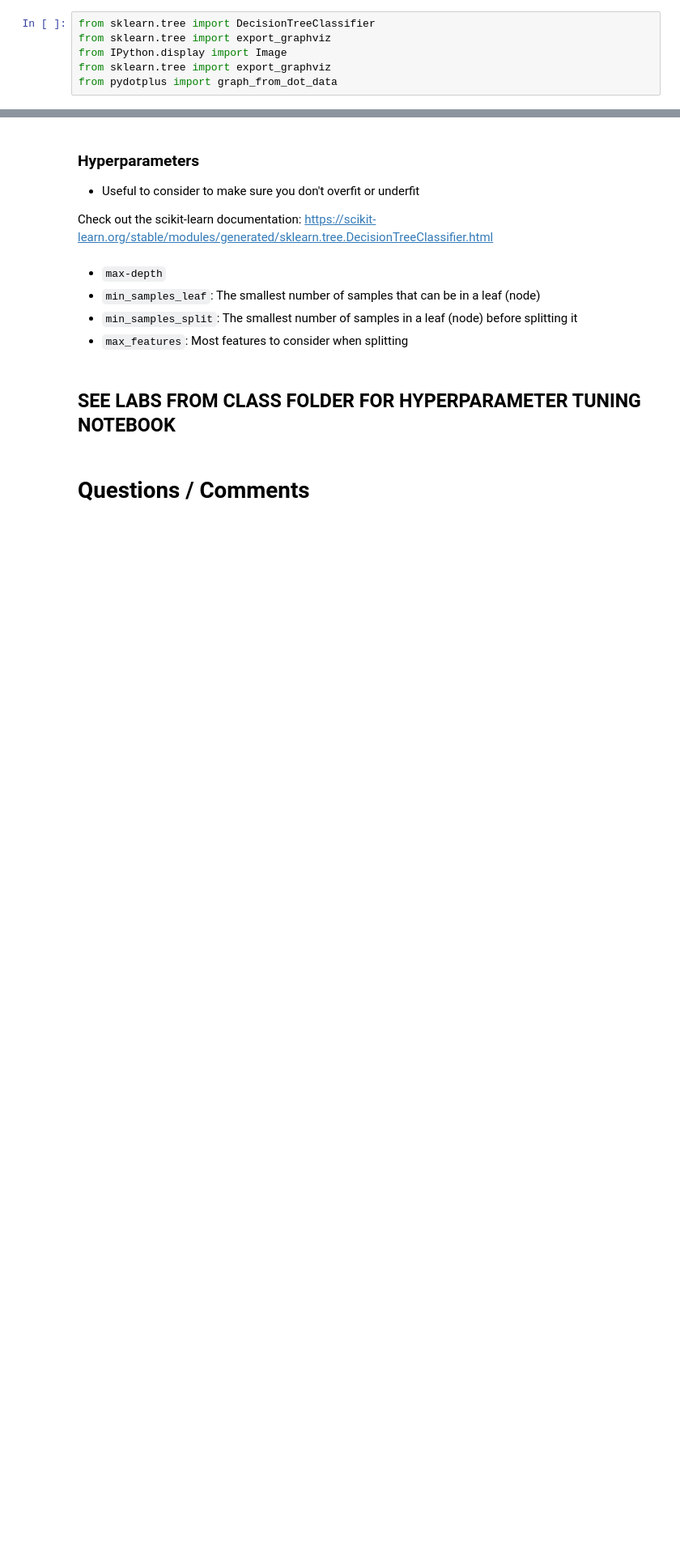
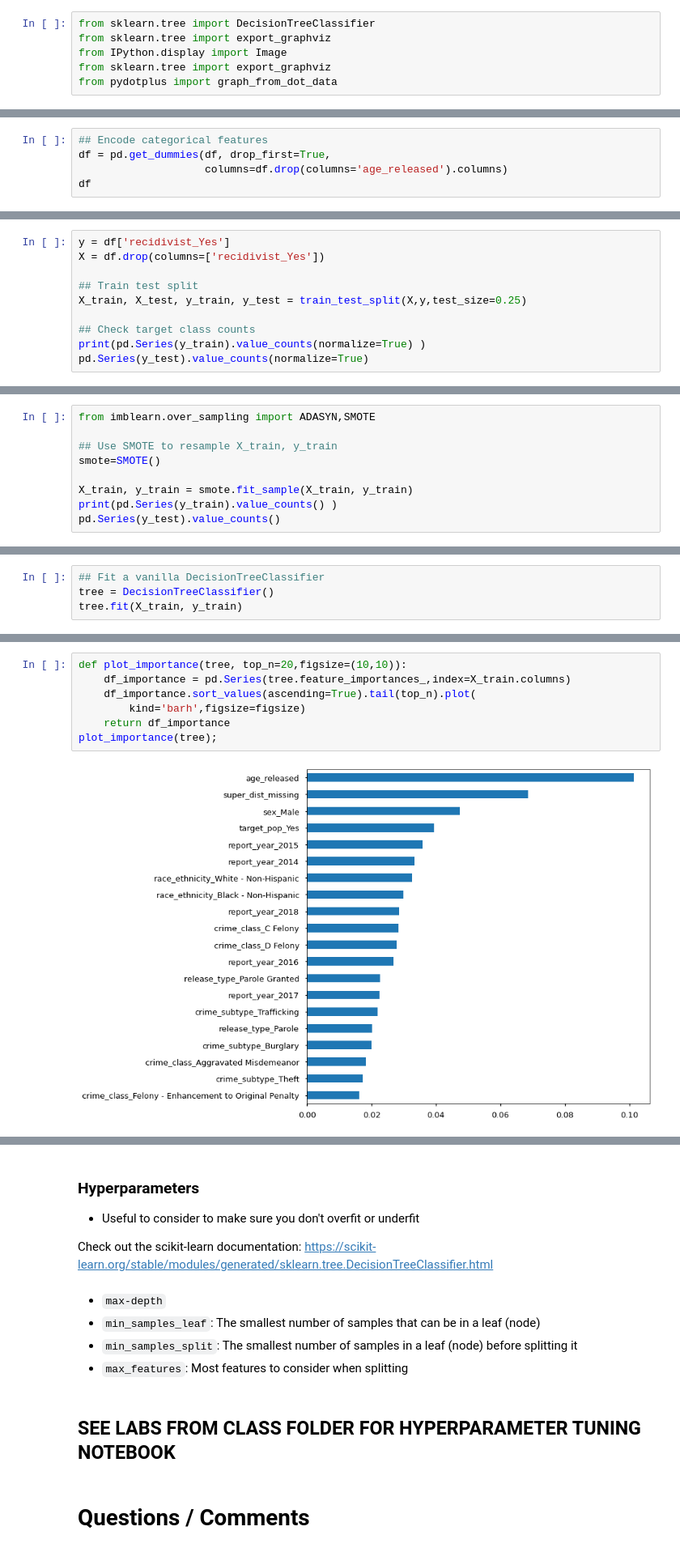
Before and after one commit to jirvingphd/fsds_pt_100719_cohort_notes, a Jupyter notebook: Instructor Notebooks/sect_29_decision_trees_instructor.ipynb, the cells around one changed output, grey strips where cells are left out. Shown at 81% size. Saved outputs shown, nothing was run; the diff lists cells and outputs as text; blank space fills up the shorter version.

```diff
--- a/Instructor Notebooks/sect_29_decision_trees_instructor.ipynb
+++ b/Instructor Notebooks/sect_29_decision_trees_instructor.ipynb
@@ -429,0 +547,5 @@ metrics.accuracy_score(y_test,y_hat_test)
+# %%
+## Encode categorical features
+df = pd.get_dummies(df, drop_first=True,
+                    columns=df.drop(columns='age_released').columns)
+df
@@ -429,0 +566,10 @@ metrics.accuracy_score(y_test,y_hat_test)
+# %%
+y = df['recidivist_Yes']
+X = df.drop(columns=['recidivist_Yes'])
+
+## Train test split
+X_train, X_test, y_train, y_test = train_test_split(X,y,test_size=0.25)
+
+## Check target class counts
+print(pd.Series(y_train).value_counts(normalize=True) )
+pd.Series(y_test).value_counts(normalize=True)
@@ -429,0 +590,9 @@ metrics.accuracy_score(y_test,y_hat_test)
+# %%
+from imblearn.over_sampling import ADASYN,SMOTE
+
+## Use SMOTE to resample X_train, y_train
+smote=SMOTE()
+
+X_train, y_train = smote.fit_sample(X_train, y_train)
+print(pd.Series(y_train).value_counts() )
+pd.Series(y_test).value_counts()
@@ -429,0 +783,4 @@ metrics.accuracy_score(y_test,y_hat_test)
+# %%
+## Fit a vanilla DecisionTreeClassifier
+tree = DecisionTreeClassifier()
+tree.fit(X_train, y_train)
@@ -429,0 +794,9 @@ metrics.accuracy_score(y_test,y_hat_test)
+# %%
+def plot_importance(tree, top_n=20,figsize=(10,10)):
+    df_importance = pd.Series(tree.feature_importances_,index=X_train.columns)
+    df_importance.sort_values(ascending=True).tail(top_n).plot(
+        kind='barh',figsize=figsize)
+    return df_importance
+plot_importance(tree);
+# %% [output]
+[figure, added]
```
Also changed, not shown: parts of 94 cells of this notebook, 16 other files.
